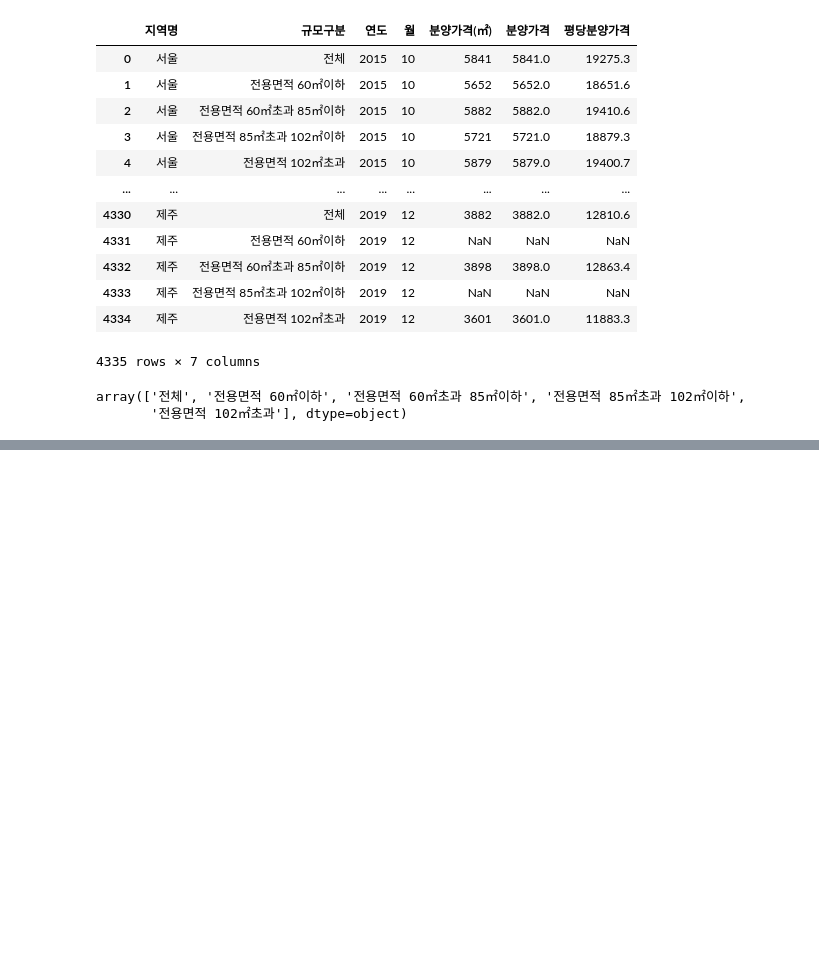
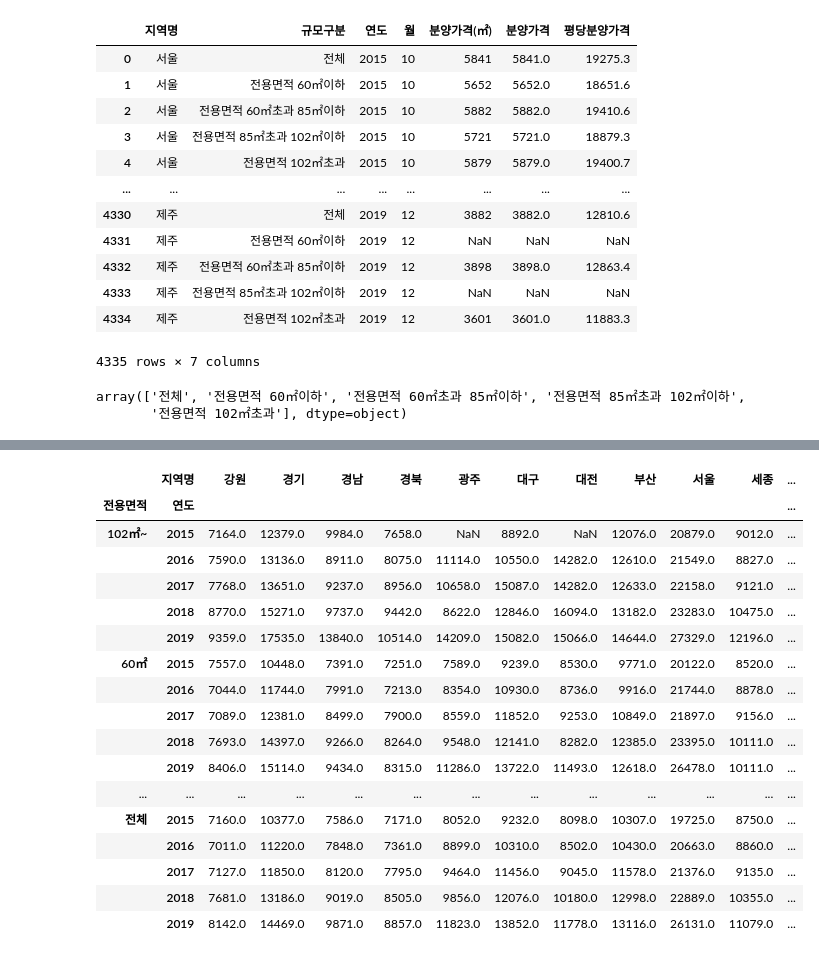
Before and after one commit to yekyung2/Python-DataAnalysis, a Jupyter notebook: practice1.ipynb, the cells around one changed output, grey strips where cells are left out. Drawn from its saved outputs; the diff is of its cells as text; code cells hidden in the pictures; blank space fills up the shorter version.

Commit message:
Add practicing groupby

```diff
--- a/practice1.ipynb
+++ b/practice1.ipynb
@@ -296,7 +303,8 @@ array(['전체', '전용면적 60㎡이하', '전용면적 60㎡초과 85㎡이
 # %%
 df_last["전용면적"] = df_last["규모구분"].str.replace("전용면적", "")
-df_last["전용면적"]= df_last["전용면적"].str.replace("초과","~")
-df_last["전용면적"]= df_last["전용면적"].str.replace("이하","")
+df_last["전용면적"] = df_last["전용면적"].str.replace("초과","~")
+df_last["전용면적"] = df_last["전용면적"].str.replace("이하","")
+df_last["전용면적"] = df_last["전용면적"].str.replace(" ","").str.strip()
 # %%
 df_last["전용면적"]
 # %% [output]
@@ -314,0 +341,2 @@ Name: 전용면적, Length: 4335, dtype: object
+# %%
+df_last = df_last.drop(['규모구분', '분양가격(㎡)'], axis=1)
@@ -314,0 +450,22 @@ Name: 전용면적, Length: 4335, dtype: object
+# %%
+
+df_last.groupby(["전용면적","연도","지역명"])["평당분양가격"].mean().unstack().round()
+# %% [output]
+|  | 지역명 | 강원 | 경기 | 경남 | 경북 | 광주 | 대구 | 대전 | 부산 | 서울 | 세종 | ... |
+| 전용면적 | 연도 |  |  |  |  |  |  |  |  |  |  | ... |
+| 102㎡~ | 2015 | 7164.0 | 12379.0 | 9984.0 | 7658.0 | NaN | 8892.0 | NaN | 12076.0 | 20879.0 | 9012.0 | ... |
+|  | 2016 | 7590.0 | 13136.0 | 8911.0 | 8075.0 | 11114.0 | 10550.0 | 14282.0 | 12610.0 | 21549.0 | 8827.0 | ... |
+|  | 2017 | 7768.0 | 13651.0 | 9237.0 | 8956.0 | 10658.0 | 15087.0 | 14282.0 | 12633.0 | 22158.0 | 9121.0 | ... |
+|  | 2018 | 8770.0 | 15271.0 | 9737.0 | 9442.0 | 8622.0 | 12846.0 | 16094.0 | 13182.0 | 23283.0 | 10475.0 | ... |
+|  | 2019 | 9359.0 | 17535.0 | 13840.0 | 10514.0 | 14209.0 | 15082.0 | 15066.0 | 14644.0 | 27329.0 | 12196.0 | ... |
+| 60㎡ | 2015 | 7557.0 | 10448.0 | 7391.0 | 7251.0 | 7589.0 | 9239.0 | 8530.0 | 9771.0 | 20122.0 | 8520.0 | ... |
+|  | 2016 | 7044.0 | 11744.0 | 7991.0 | 7213.0 | 8354.0 | 10930.0 | 8736.0 | 9916.0 | 21744.0 | 8878.0 | ... |
+|  | 2017 | 7089.0 | 12381.0 | 8499.0 | 7900.0 | 8559.0 | 11852.0 | 9253.0 | 10849.0 | 21897.0 | 9156.0 | ... |
+|  | 2018 | 7693.0 | 14397.0 | 9266.0 | 8264.0 | 9548.0 | 12141.0 | 8282.0 | 12385.0 | 23395.0 | 10111.0 | ... |
+|  | 2019 | 8406.0 | 15114.0 | 9434.0 | 8315.0 | 11286.0 | 13722.0 | 11493.0 | 12618.0 | 26478.0 | 10111.0 | ... |
+| ... | ... | ... | ... | ... | ... | ... | ... | ... | ... | ... | ... | ... |
+| 전체 | 2015 | 7160.0 | 10377.0 | 7586.0 | 7171.0 | 8052.0 | 9232.0 | 8098.0 | 10307.0 | 19725.0 | 8750.0 | ... |
+|  | 2016 | 7011.0 | 11220.0 | 7848.0 | 7361.0 | 8899.0 | 10310.0 | 8502.0 | 10430.0 | 20663.0 | 8860.0 | ... |
+|  | 2017 | 7127.0 | 11850.0 | 8120.0 | 7795.0 | 9464.0 | 11456.0 | 9045.0 | 11578.0 | 21376.0 | 9135.0 | ... |
+|  | 2018 | 7681.0 | 13186.0 | 9019.0 | 8505.0 | 9856.0 | 12076.0 | 10180.0 | 12998.0 | 22889.0 | 10355.0 | ... |
+|  | 2019 | 8142.0 | 14469.0 | 9871.0 | 8857.0 | 11823.0 | 13852.0 | 11778.0 | 13116.0 | 26131.0 | 11079.0 | ... |
```
Also changed, not shown: parts of 30 cells of this notebook.
